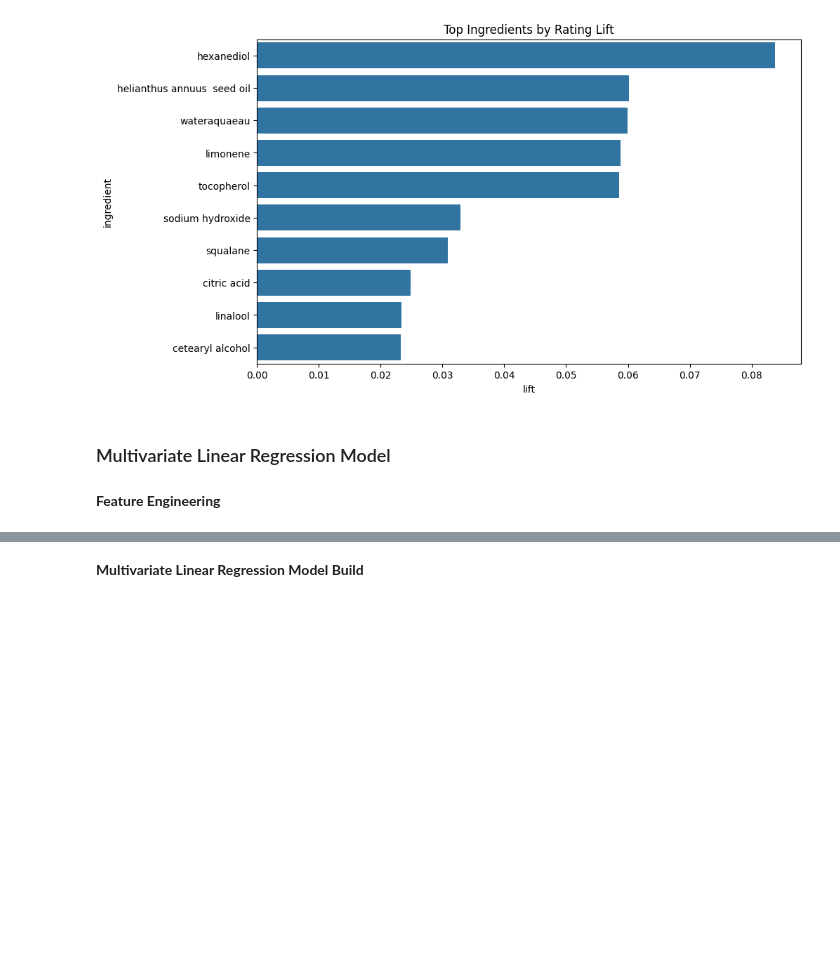
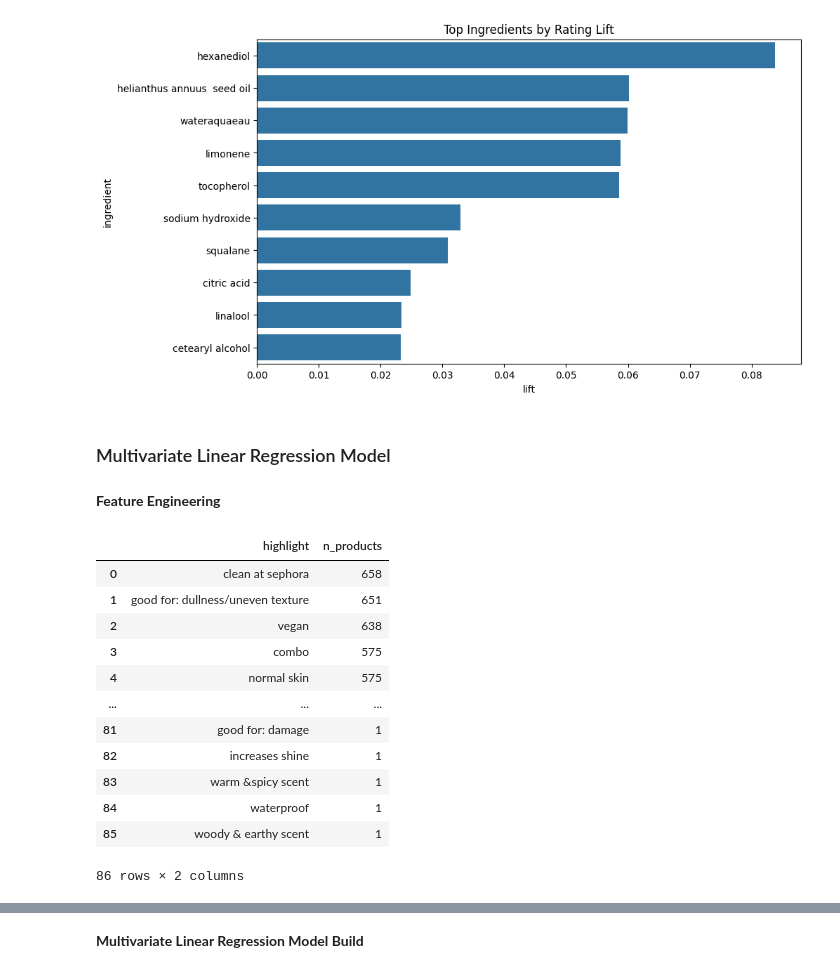
Before and after one commit to AllisonHuang04/mgt151r_group38, a Jupyter notebook: Linear_Regression_Model_Group38.ipynb, the cells around one changed output, grey strips where cells are left out. Cells and saved outputs as stored; diff of their text form; code cells hidden in the pictures; blank space fills up the shorter version.

```diff
--- a/Linear_Regression_Model_Group38.ipynb
+++ b/Linear_Regression_Model_Group38.ipynb
@@ -395,10 +394,10 @@ print(f"Pearson Correlation between Average Rating and Recommendation Rate: {cor
 # %% [output]
 Pearson Correlation between Average Rating and Recommendation Rate: 0.9547
 # %%
-product_df['normalized_rating'] = product_df['rating'] / 5.0
-product_df['combined_satisfaction'] = (product_df['normalized_rating'] + product_df['recommendation_rate']) / 2
+price_bands_eda_df['normalized_rating'] = price_bands_eda_df['rating'] / 5.0
+price_bands_eda_df['combined_satisfaction'] = (price_bands_eda_df['normalized_rating'] + price_bands_eda_df['recommendation_rate']) / 2
 
-print(product_df[['rating', 'normalized_rating', 'recommendation_rate', 'combined_satisfaction']].head())
+print(price_bands_eda_df[['rating', 'normalized_rating', 'recommendation_rate', 'combined_satisfaction']].head())
 # %% [output]
    rating  normalized_rating  recommendation_rate  combined_satisfaction
 0  4.0316            0.80632             0.708861               0.757590
@@ -584,17 +599,31 @@ ingredient_lift_df = ingredient_lift_df[ingredient_lift_df["count_present"] > 20
 # %%
 def clean_highlights(val):
     if pd.isna(val) or str(val).strip() in ["", "[]"]:
         return []
     cleaned = re.sub(r"[\[\]'\"]", "", str(val))
-    return [h.strip().lower() for h in cleaned.split(",") if h.strip()]
+    return [highlight.strip().lower() for highlight in cleaned.split(",") if highlight.strip()]
 
 product_df["highlight_list"] = product_df["highlights"].apply(clean_highlights)
 
 # Count number of products for each highlight
 all_highlights = [h for sublist in product_df["highlight_list"] for h in sublist]
 highlight_counts = Counter(all_highlights)
 
-# Show all highlights and their frequency before deciding which to keep
-hl_freq_df = pd.DataFrame(highlight_counts.items(), columns=["highlight", "n_products"]).sort_values("n_products", ascending=False).reset_index(drop=True)
-hl_freq_df
+# Show all highlights and their frequency
+highlight_freq_df = pd.DataFrame(highlight_counts.items(), columns=["highlight", "n_products"]).sort_values("n_products", ascending=False).reset_index(drop=True)
+highlight_freq_df
+# %% [output]
+|  | highlight | n_products |
+| 0 | clean at sephora | 658 |
+| 1 | good for: dullness/uneven texture | 651 |
+| 2 | vegan | 638 |
+| 3 | combo | 575 |
+| 4 | normal skin | 575 |
+| ... | ... | ... |
+| 81 | good for: damage | 1 |
+| 82 | increases shine | 1 |
+| 83 | warm &spicy scent | 1 |
+| 84 | waterproof | 1 |
+| 85 | woody & earthy scent | 1 |
+86 rows × 2 columns
 # %%
```
Also changed, not shown: parts of 38 cells of this notebook.
